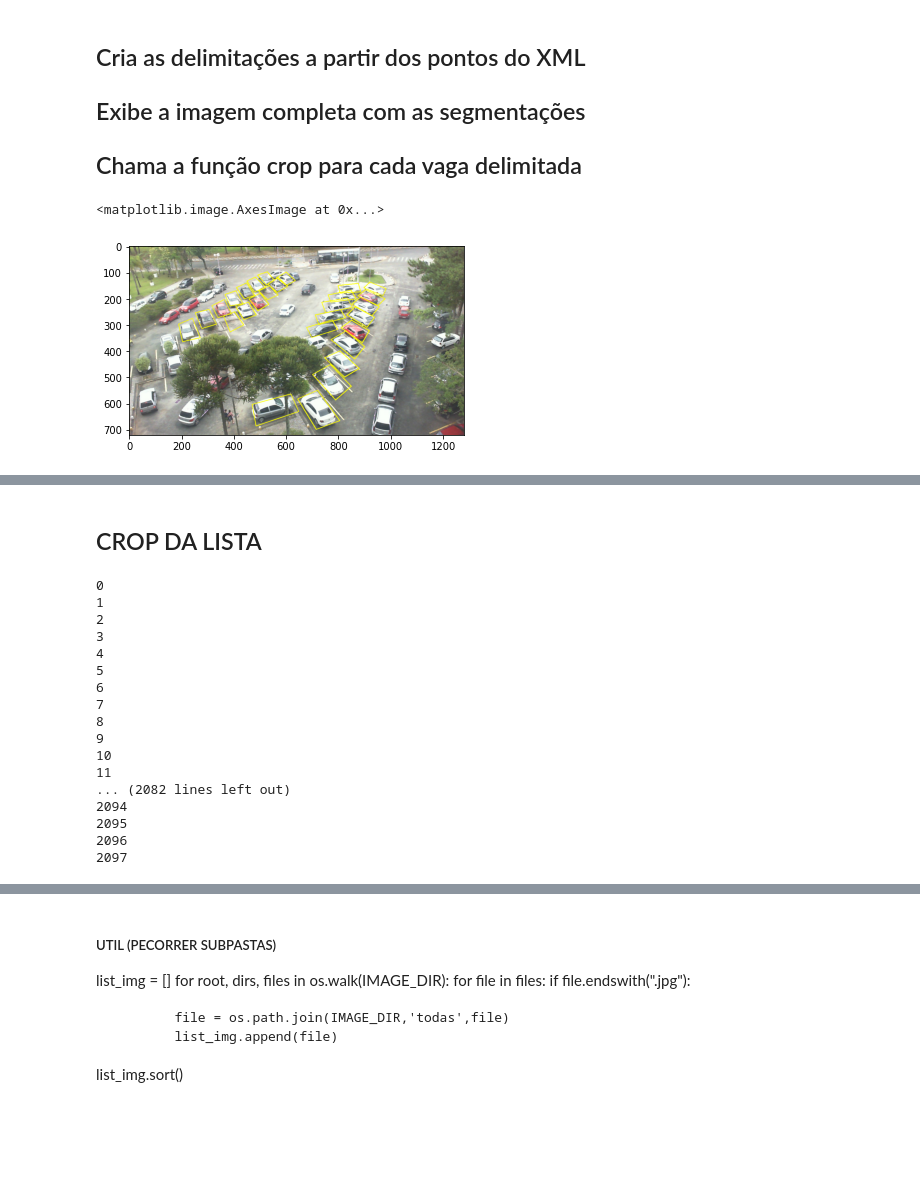
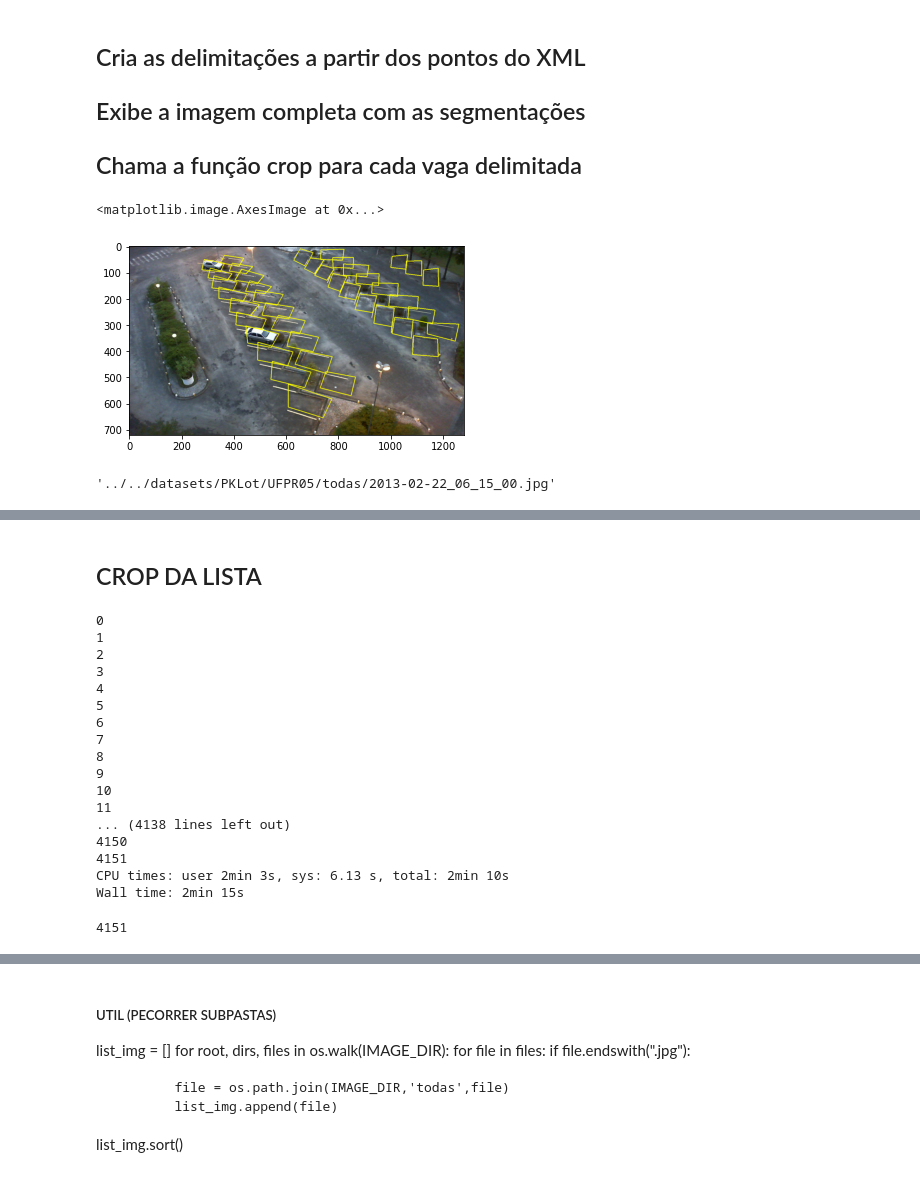
Before and after one commit to pedrodsk/Cursos, a Jupyter notebook: tcc/crop.ipynb, the cells around one changed output, grey strips where cells are left out. Saved outputs shown, nothing was run; the diff lists cells and outputs as text; code cells hidden in the pictures; blank space fills up the shorter version.

```diff
--- a/tcc/crop.ipynb
+++ b/tcc/crop.ipynb
@@ -18,13 +18,13 @@ BASE_PATH = ['../..','datasets']
 
 DATASET_DIR = os.path.join(BASE_PATH[0],BASE_PATH[1],'PKLot')
 
-path = '/PKLot/UFPR04/Sunny/todas'
+path = '/PKLot/UFPR05/todas'
 path = os.path.normpath(path)
 path = path.split(os.sep)
 
-IMAGE_DIR = os.path.join(DATASET_DIR,path[2],path[3],path[4])
+IMAGE_DIR = os.path.join(DATASET_DIR,path[2],path[3])
 XML_DIR = IMAGE_DIR
-
+SAVE_DIR = os.path.join(DATASET_DIR,path[2])
 
 IMAGE_PATH = []
 XML_PATH = []
@@ -45,9 +45,11 @@ def criarLista():
 
 
 criarLista()
+vagas = 40
+pontos = vagas*4
 #debug
 print(IMAGE_DIR)
-print(XML_DIR)
+print(SAVE_DIR)
 print(IMAGE_PATH[:2])
 print(XML_PATH[:2])
 # %% [output]
@@ -97,12 +100,12 @@ print(vaga[0:10])
 # %% [markdown]
 ## Organiza os pares XY de cada Ponto.
 # %%
-paresXY = np.array(np.zeros((112,2)),np.int32)
+paresXY = np.array(np.zeros((pontos,2)),np.int32)
 j=0
-for i in range(112):
+for i in range(pontos):
     paresXY[i] = pts[j:j+2]
     j = j+2
 
 #debug
-paresXY[0:3]
+paresXY[0:4]
 # %% [output]
@@ -131,55 +135,61 @@ def crop(j=0,i=0,vaga=2,lista=5):
     image = cv2.resize(dst2, (128,128), interpolation = cv2.INTER_CUBIC)
     arquivo = 'vaga{}_ocupado{}_{}.jpg'.format(i,vaga,lista)
 
-    path=os.path.join(DATASET_DIR,'output')
+    path=os.path.join(SAVE_DIR,'output')
     if not os.path.exists(path):
         os.makedirs(path)
 
-    path = os.path.join(DATASET_DIR,'output','livre')
+    path = os.path.join(SAVE_DIR,'output','livre')
     if not os.path.exists(path):
         os.makedirs(path)
 
-    path = os.path.join(DATASET_DIR,'output','ocupada')
+    path = os.path.join(SAVE_DIR,'output','ocupada')
     if not os.path.exists(path):
         os.makedirs(path)
 
     if vaga:
-        path=os.path.join(DATASET_DIR,'output','ocupada',arquivo)
+        path=os.path.join(SAVE_DIR,'output','ocupada',arquivo)
         cv2.imwrite(path, image)
 
     else:
-        path=os.path.join(DATASET_DIR,'output','livre',arquivo)
+        path=os.path.join(SAVE_DIR,'output','livre',arquivo)
         cv2.imwrite(path, image)
 # %% [markdown]
 ## Cria as delimitações a partir dos pontos do XML
 ## Exibe a imagem completa com as segmentações
 ## Chama a função crop para cada vaga delimitada
 # %%
-im = cv2.imread(IMAGE_PATH[3])
+im = cv2.imread(IMAGE_PATH[0])
 im2 = im.copy()
 if im is None:
     sys.exit("A imagem não foi carregada.")
 
 j=0
 for i in range(len(paresXY)//4):
     cv2.polylines(im,[paresXY[j:j+4]],True,(0,255,255),2)
     crop(j,i,vaga[i])
     j=j+4
 
 image = cv2.cvtColor(im,cv2.COLOR_BGR2RGB)
 plt.imshow(image)
 
 #cv2.imshow("Imagem completa", im)
 #cv2.waitKey(0)
 #cv2.destroyAllWindows()
 # %% [output]
 <matplotlib.image.AxesImage at 0x...>
-[figure, old version]
+[figure, new version]
+# %%
+IMAGE_PATH[2]
+# %% [output]
+'../../datasets/PKLot/UFPR05/todas/2013-02-22_06_15_00.jpg'
 # %% [markdown]
 <img src="./images/output.png" alt="Pasta output" width=300 height=240>
 # %% [markdown]
 ## CROP DA LISTA
 # %%
+%%time
+
 for lista in range (0,len(IMAGE_PATH)):
 
     #PARTE 1
@@ -212,9 +222,9 @@ for lista in range (0,len(IMAGE_PATH)):
     #PARTE 2
 
 
-    paresXY = np.array(np.zeros((112,2)),np.int32)
+    paresXY = np.array(np.zeros((pontos,2)),np.int32)
     j=0
-    for i in range(112):
+    for i in range(pontos):
         paresXY[i] = pts[j:j+2]
         j = j+2
 
@@ -246,9 +256,13 @@ for lista in range (0,len(IMAGE_PATH)):
 9
 10
 11
-... (2082 lines left out)
-2094
-2095
-2096
-2097
+... (4138 lines left out)
+4150
+4151
+CPU times: user 2min 3s, sys: 6.13 s, total: 2min 10s
+Wall time: 2min 15s
+# %%
+lista
+# %% [output]
+4151
 # %%
```
Also changed, not shown: parts of 7 cells of this notebook, 5 other files.
